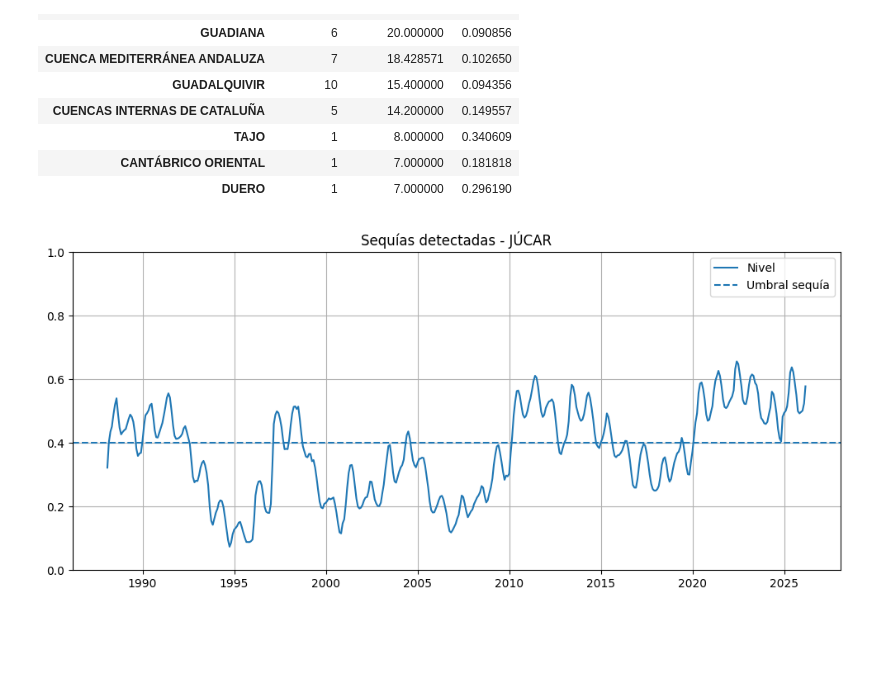
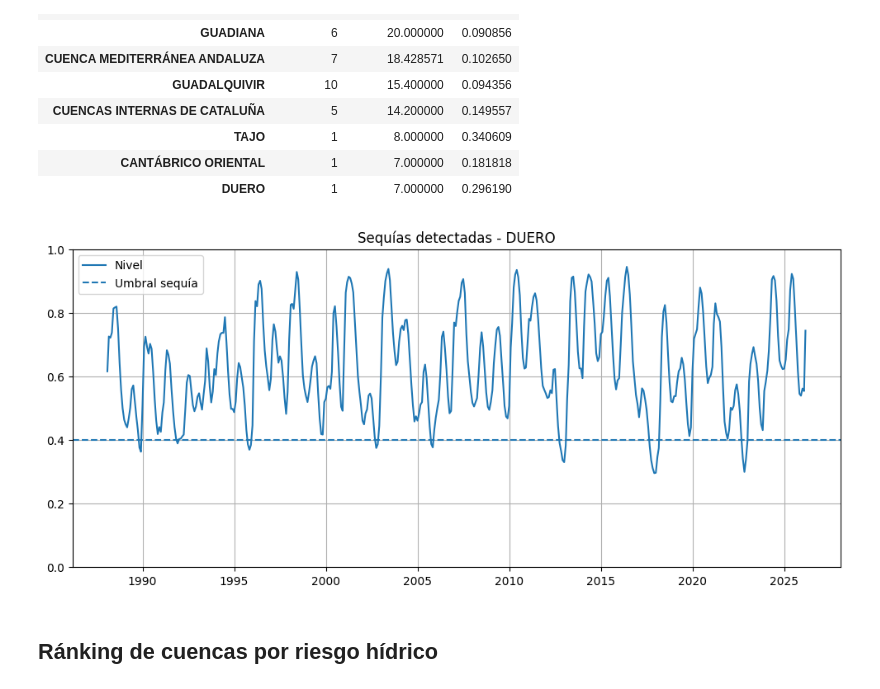
Before and after one commit to plorenab/water-stress-forecast-spain, a Jupyter notebook: notebook/EDA.ipynb, the cells around one changed output. Cells and saved outputs as stored; diff of their text form; code cells hidden in the pictures; blank space fills up the shorter version.

```diff
--- a/notebook/EDA.ipynb
+++ b/notebook/EDA.ipynb
@@ -258,19 +258,21 @@ ranking
 | CANTÁBRICO ORIENTAL | 1 | 7.000000 | 0.181818 |
 | DUERO | 1 | 7.000000 | 0.296190 |
 # %%
-cuenca = "JÚCAR"
+cuenca = "DUERO"
 
 df_plot = df[df["AMBITO_NOMBRE"] == cuenca]
 
 plt.figure(figsize=(12,5))
 plt.plot(df_plot["FECHA"], df_plot["PORCENTAJE_LLENO"], label="Nivel")
 
 plt.axhline(0.4, linestyle="--", label="Umbral sequía")
 
 plt.title(f"Sequías detectadas - {cuenca}")
 plt.ylim(0,1)
 plt.legend()
 plt.grid(True)
 plt.show()
 # %% [output]
-[figure, old version]
+[figure, new version]
+# %% [markdown]
+## Ránking de cuencas por riesgo hídrico
```
Also changed, not shown: parts of 15 cells of this notebook.
